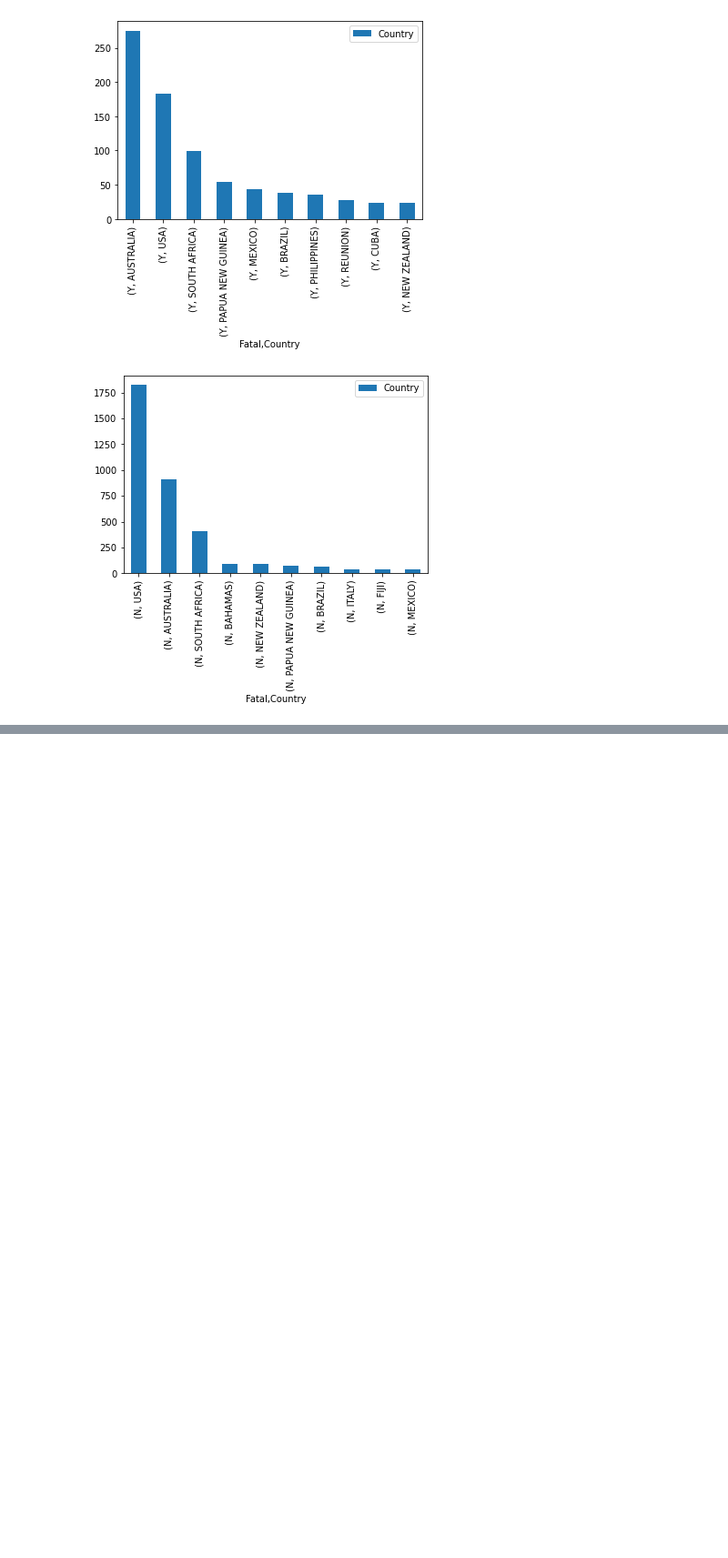
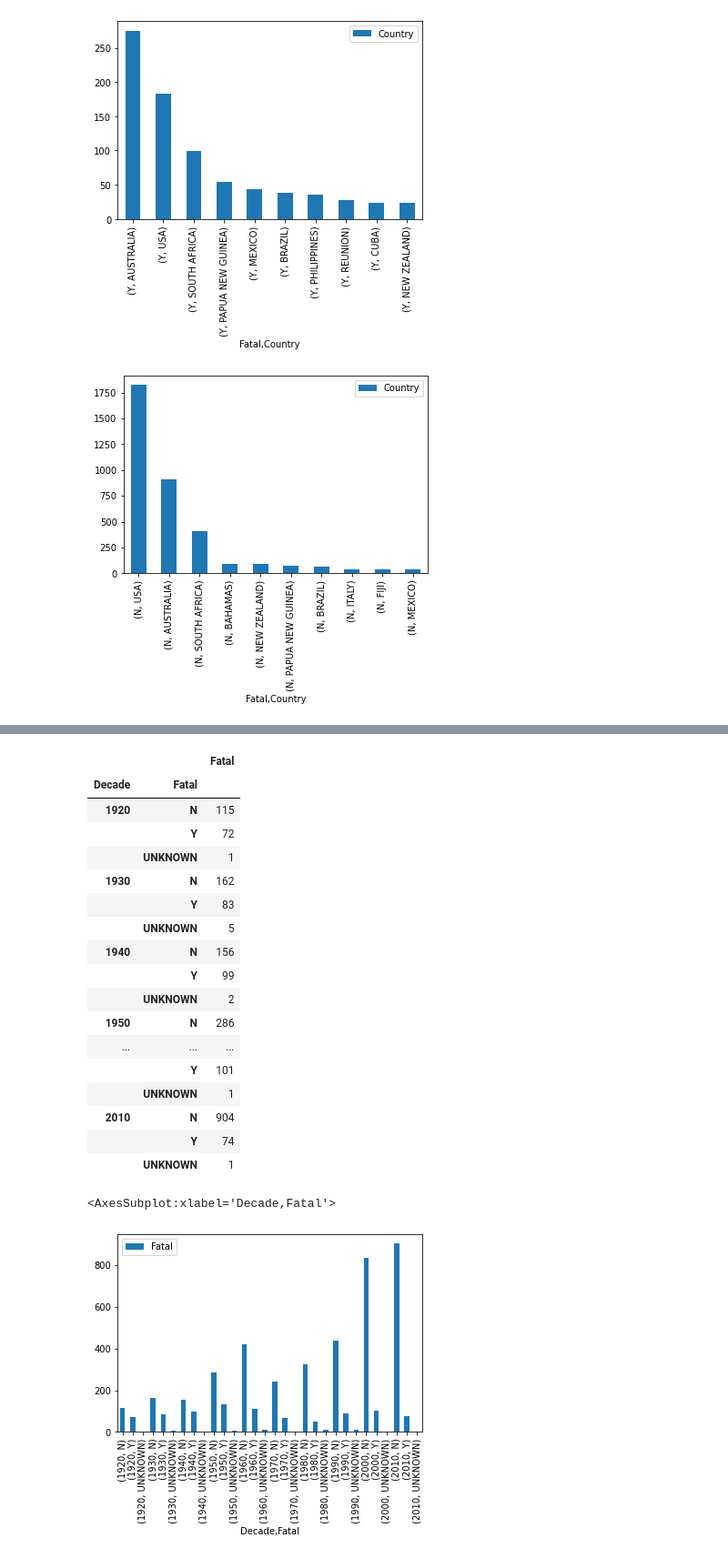
Before and after one commit to Jav1-Mart1nez/Shark-Project, a Jupyter notebook: Sharks!.ipynb, the cells around one changed output, grey strips where cells are left out. Shown at 91% size. Drawn from its saved outputs; the diff is of its cells as text; code cells hidden in the pictures; blank space fills up the shorter version.

```diff
--- a/Sharks!.ipynb
+++ b/Sharks!.ipynb
@@ -452,0 +423,34 @@ attacks.head(10).plot.bar()
+# %%
+bins = [1919, 1929, 1939, 1949, 1959, 1969, 1979, 1989, 1999, 2009, 2019]
+labels = list(range(1920, 2020, 10))
+clean_sharks_attacks["Decade"] = pd.cut(clean_sharks_attacks.Year,
+                                bins=bins,
+                                labels=labels)
+# %%
+wd=clean_sharks_attacks[["Decade", "Fatal"]]
+clean_wd = wd[~wd["Decade"].isnull()]
+# %%
+analysis3=clean_wd.groupby(["Decade"]).agg({"Fatal": "value_counts"})
+display(analysis3)
+analysis3.plot.bar()
+# %% [output]
+|  |  | Fatal |
+| Decade | Fatal |  |
+| 1920 | N | 115 |
+|  | Y | 72 |
+|  | UNKNOWN | 1 |
+| 1930 | N | 162 |
+|  | Y | 83 |
+|  | UNKNOWN | 5 |
+| 1940 | N | 156 |
+|  | Y | 99 |
+|  | UNKNOWN | 2 |
+| 1950 | N | 286 |
+| ... | ... | ... |
+|  | Y | 101 |
+|  | UNKNOWN | 1 |
+| 2010 | N | 904 |
+|  | Y | 74 |
+|  | UNKNOWN | 1 |
+<AxesSubplot:xlabel='Decade,Fatal'>
+[figure, added]
```
Also changed, not shown: parts of 15 cells of this notebook.
